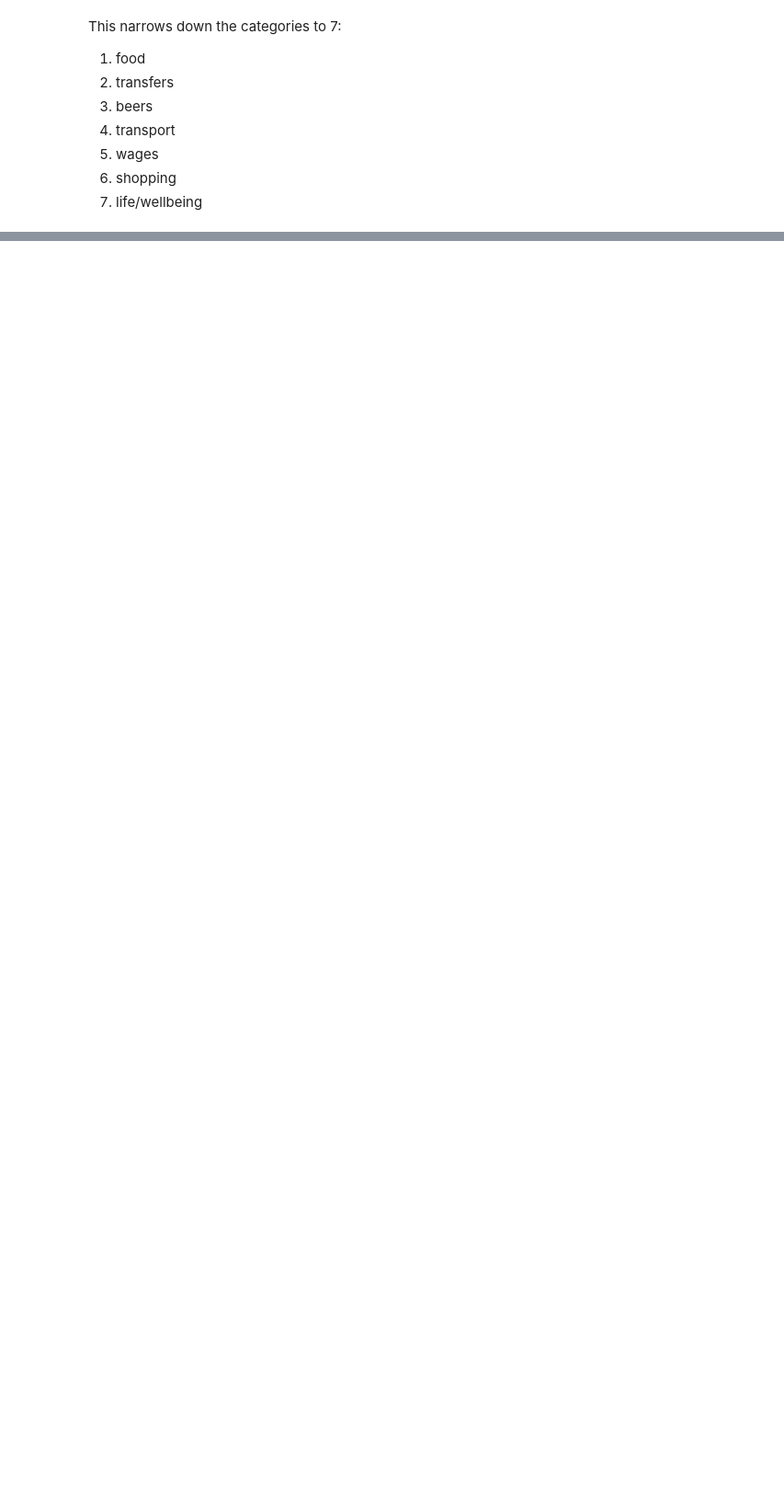
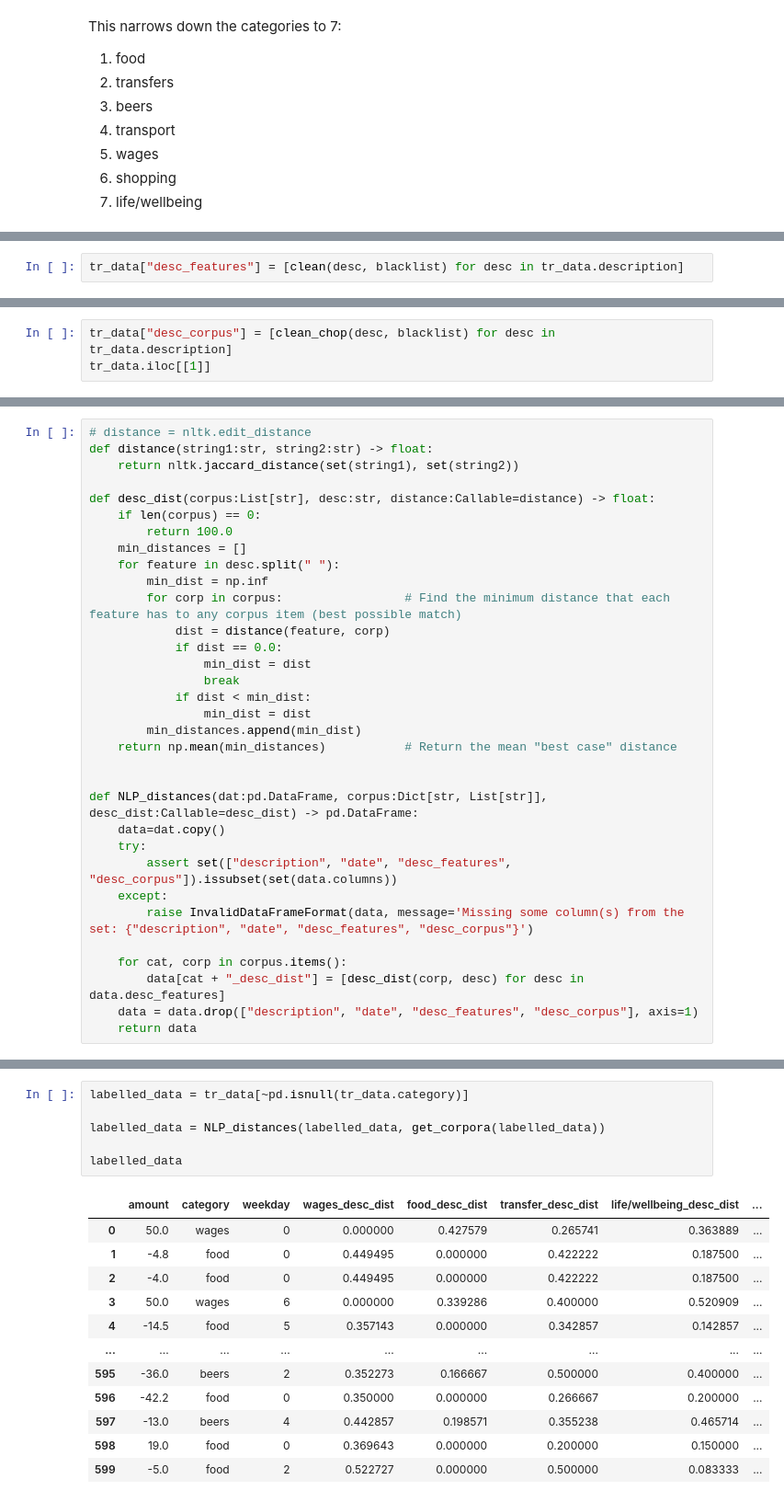
Before and after one commit to BillyDodds/Transactions_ML, a Jupyter notebook: notebooks/1. Processing the Data.ipynb, the cells around one changed output, grey strips where cells are left out. Shown at 92% size. Cells and saved outputs as stored; diff of their text form; blank space fills up the shorter version.

```diff
--- a/notebooks/1. Processing the Data.ipynb
+++ b/notebooks/1. Processing the Data.ipynb
@@ -417,0 +197,2 @@ KeyboardInterrupt:
+# %%
+tr_data["desc_features"] = [clean(desc, blacklist) for desc in tr_data.description]
@@ -417,0 +264,3 @@ KeyboardInterrupt:
+# %%
+tr_data["desc_corpus"] = [clean_chop(desc, blacklist) for desc in tr_data.description]
+tr_data.iloc[[1]]
@@ -417,0 +307,33 @@ KeyboardInterrupt:
+# %%
+# distance = nltk.edit_distance
+def distance(string1:str, string2:str) -> float:
+    return nltk.jaccard_distance(set(string1), set(string2))
+
+def desc_dist(corpus:List[str], desc:str, distance:Callable=distance) -> float:
+    if len(corpus) == 0:
+        return 100.0
+    min_distances = []
+    for feature in desc.split(" "):
+        min_dist = np.inf
+        for corp in corpus:                 # Find the minimum distance that each feature has to any corpus item (best possible match)
+            dist = distance(feature, corp)
+            if dist == 0.0:
+                min_dist = dist
+                break
+            if dist < min_dist:
+                min_dist = dist
+        min_distances.append(min_dist)
+    return np.mean(min_distances)           # Return the mean "best case" distance
+
+
+def NLP_distances(dat:pd.DataFrame, corpus:Dict[str, List[str]], desc_dist:Callable=desc_dist) -> pd.DataFrame:
+    data=dat.copy()
+    try:
+        assert set(["description", "date", "desc_features", "desc_corpus"]).issubset(set(data.columns))
+    except:
+        raise InvalidDataFrameFormat(data, message='Missing some column(s) from the set: {"description", "date", "desc_features", "desc_corpus"}')
+
+    for cat, corp in corpus.items():
+        data[cat + "_desc_dist"] = [desc_dist(corp, desc) for desc in data.desc_features]
+    data = data.drop(["description", "date", "desc_features", "desc_corpus"], axis=1)
+    return data
@@ -417,0 +342,19 @@ KeyboardInterrupt:
+# %%
+labelled_data = tr_data[~pd.isnull(tr_data.category)]
+
+labelled_data = NLP_distances(labelled_data, get_corpora(labelled_data))
+
+labelled_data
+# %% [output]
+|  | amount | category | weekday | wages_desc_dist | food_desc_dist | transfer_desc_dist | life/wellbeing_desc_dist | ... |
+| 0 | 50.0 | wages | 0 | 0.000000 | 0.427579 | 0.265741 | 0.363889 | ... |
+| 1 | -4.8 | food | 0 | 0.449495 | 0.000000 | 0.422222 | 0.187500 | ... |
+| 2 | -4.0 | food | 0 | 0.449495 | 0.000000 | 0.422222 | 0.187500 | ... |
+| 3 | 50.0 | wages | 6 | 0.000000 | 0.339286 | 0.400000 | 0.520909 | ... |
+| 4 | -14.5 | food | 5 | 0.357143 | 0.000000 | 0.342857 | 0.142857 | ... |
+| ... | ... | ... | ... | ... | ... | ... | ... | ... |
+| 595 | -36.0 | beers | 2 | 0.352273 | 0.166667 | 0.500000 | 0.400000 | ... |
+| 596 | -42.2 | food | 0 | 0.350000 | 0.000000 | 0.266667 | 0.200000 | ... |
+| 597 | -13.0 | beers | 4 | 0.442857 | 0.198571 | 0.355238 | 0.465714 | ... |
+| 598 | 19.0 | food | 0 | 0.369643 | 0.000000 | 0.200000 | 0.150000 | ... |
+| 599 | -5.0 | food | 2 | 0.522727 | 0.000000 | 0.500000 | 0.083333 | ... |
```
Also changed, not shown: parts of 59 cells of this notebook, 1 other file.
